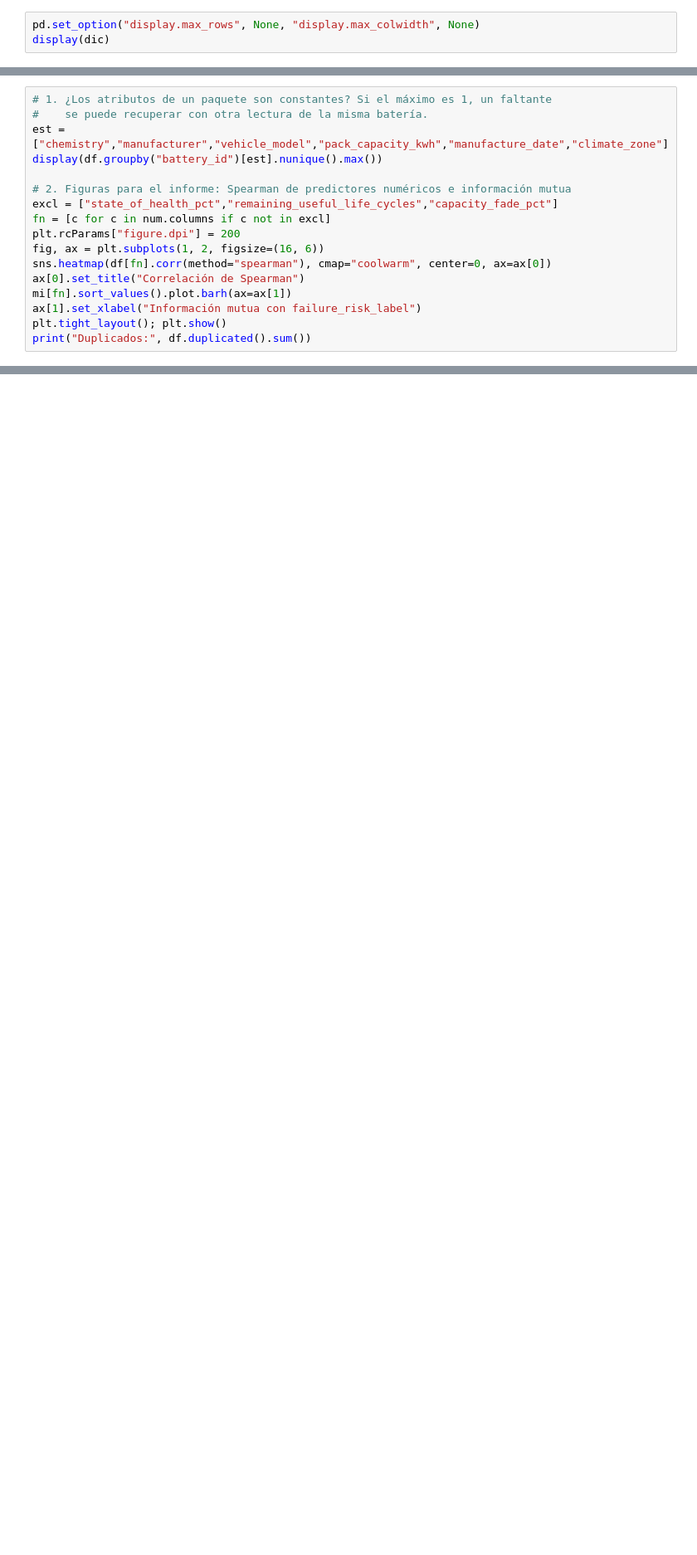
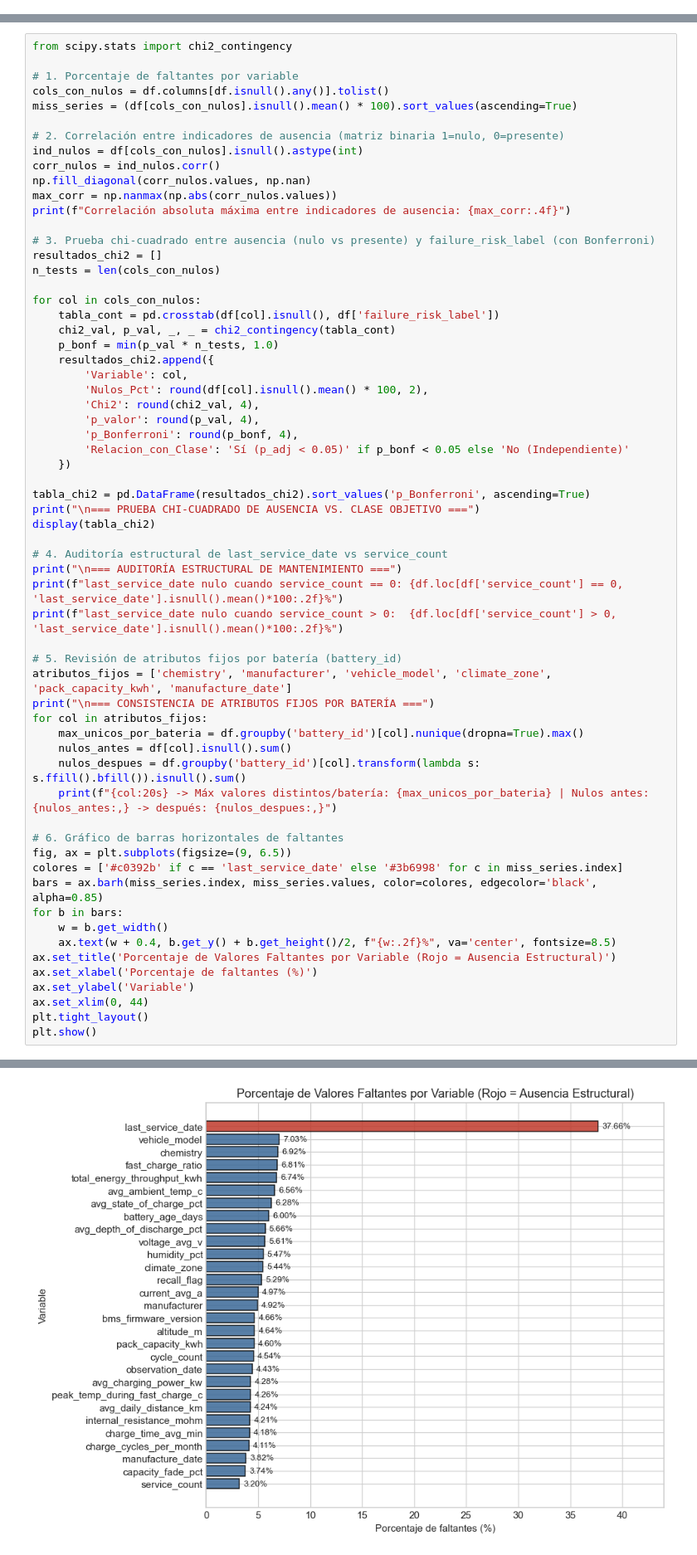
Before and after one commit to Esteban-correa/ProyectoModelos2, a Jupyter notebook: proyecto.ipynb, the cells around one changed output, grey strips where cells are left out. Shown at 83% size. Cells and saved outputs as stored; diff of their text form; blank space fills up the shorter version.

```diff
--- a/proyecto.ipynb
+++ b/proyecto.ipynb
@@ -25,3 +0,0 @@ diccionario y README
-# %%
-pd.set_option("display.max_rows", None, "display.max_colwidth", None)
-display(dic)
@@ -216,17 +0,0 @@ vehicle_model 8 categorías
-# %%
-# 1. ¿Los atributos de un paquete son constantes? Si el máximo es 1, un faltante
-#    se puede recuperar con otra lectura de la misma batería.
-est = ["chemistry","manufacturer","vehicle_model","pack_capacity_kwh","manufacture_date","climate_zone"]
-display(df.groupby("battery_id")[est].nunique().max())
-
-# 2. Figuras para el informe: Spearman de predictores numéricos e información mutua
-excl = ["state_of_health_pct","remaining_useful_life_cycles","capacity_fade_pct"]
-fn = [c for c in num.columns if c not in excl]
-plt.rcParams["figure.dpi"] = 200
-fig, ax = plt.subplots(1, 2, figsize=(16, 6))
-sns.heatmap(df[fn].corr(method="spearman"), cmap="coolwarm", center=0, ax=ax[0])
-ax[0].set_title("Correlación de Spearman")
-mi[fn].sort_values().plot.barh(ax=ax[1])
-ax[1].set_xlabel("Información mutua con failure_risk_label")
-plt.tight_layout(); plt.show()
-print("Duplicados:", df.duplicated().sum())
@@ -287,0 +157,63 @@ plt.show()
+# %%
+from scipy.stats import chi2_contingency
+
+# 1. Porcentaje de faltantes por variable
+cols_con_nulos = df.columns[df.isnull().any()].tolist()
+miss_series = (df[cols_con_nulos].isnull().mean() * 100).sort_values(ascending=True)
+
+# 2. Correlación entre indicadores de ausencia (matriz binaria 1=nulo, 0=presente)
+ind_nulos = df[cols_con_nulos].isnull().astype(int)
+corr_nulos = ind_nulos.corr()
+np.fill_diagonal(corr_nulos.values, np.nan)
+max_corr = np.nanmax(np.abs(corr_nulos.values))
+print(f"Correlación absoluta máxima entre indicadores de ausencia: {max_corr:.4f}")
+
+# 3. Prueba chi-cuadrado entre ausencia (nulo vs presente) y failure_risk_label (con Bonferroni)
+resultados_chi2 = []
+n_tests = len(cols_con_nulos)
+
+for col in cols_con_nulos:
+    tabla_cont = pd.crosstab(df[col].isnull(), df['failure_risk_label'])
+    chi2_val, p_val, _, _ = chi2_contingency(tabla_cont)
+    p_bonf = min(p_val * n_tests, 1.0)
+    resultados_chi2.append({
+        'Variable': col,
+        'Nulos_Pct': round(df[col].isnull().mean() * 100, 2),
+        'Chi2': round(chi2_val, 4),
+        'p_valor': round(p_val, 4),
+        'p_Bonferroni': round(p_bonf, 4),
+        'Relacion_con_Clase': 'Sí (p_adj < 0.05)' if p_bonf < 0.05 else 'No (Independiente)'
+    })
+
+tabla_chi2 = pd.DataFrame(resultados_chi2).sort_values('p_Bonferroni', ascending=True)
+print("\n=== PRUEBA CHI-CUADRADO DE AUSENCIA VS. CLASE OBJETIVO ===")
+display(tabla_chi2)
+
+# 4. Auditoría estructural de last_service_date vs service_count
+print("\n=== AUDITORÍA ESTRUCTURAL DE MANTENIMIENTO ===")
+print(f"last_service_date nulo cuando service_count == 0: {df.loc[df['service_count'] == 0, 'last_service_date'].isnull().mean()*100:.2f}%")
+print(f"last_service_date nulo cuando service_count > 0:  {df.loc[df['service_count'] > 0, 'last_service_date'].isnull().mean()*100:.2f}%")
+
+# 5. Revisión de atributos fijos por batería (battery_id)
+atributos_fijos = ['chemistry', 'manufacturer', 'vehicle_model', 'climate_zone', 'pack_capacity_kwh', 'manufacture_date']
+print("\n=== CONSISTENCIA DE ATRIBUTOS FIJOS POR BATERÍA ===")
+for col in atributos_fijos:
+    max_unicos_por_bateria = df.groupby('battery_id')[col].nunique(dropna=True).max()
+    nulos_antes = df[col].isnull().sum()
+    nulos_despues = df.groupby('battery_id')[col].transform(lambda s: s.ffill().bfill()).isnull().sum()
+    print(f"{col:20s} -> Máx valores distintos/batería: {max_unicos_por_bateria} | Nulos antes: {nulos_antes:,} -> después: {nulos_despues:,}")
+
+# 6. Gráfico de barras horizontales de faltantes
+fig, ax = plt.subplots(figsize=(9, 6.5))
+colores = ['#c0392b' if c == 'last_service_date' else '#3b6998' for c in miss_series.index]
+bars = ax.barh(miss_series.index, miss_series.values, color=colores, edgecolor='black', alpha=0.85)
+for b in bars:
+    w = b.get_width()
+    ax.text(w + 0.4, b.get_y() + b.get_height()/2, f"{w:.2f}%", va='center', fontsize=8.5)
+ax.set_title('Porcentaje de Valores Faltantes por Variable (Rojo = Ausencia Estructural)')
+ax.set_xlabel('Porcentaje de faltantes (%)')
+ax.set_ylabel('Variable')
+ax.set_xlim(0, 44)
+plt.tight_layout()
+plt.show()
+# %% [output]
@@ -287,0 +251 @@ plt.show()
+[figure, added]
```
Also changed, not shown: parts of 64 cells of this notebook, 1 other file.
